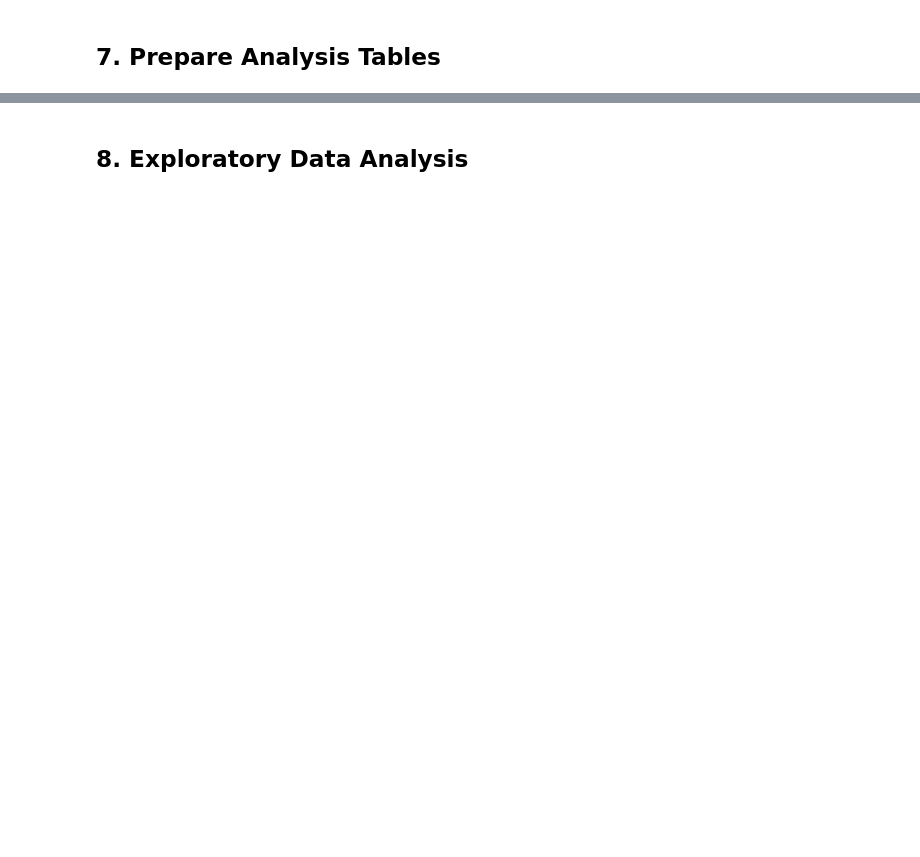
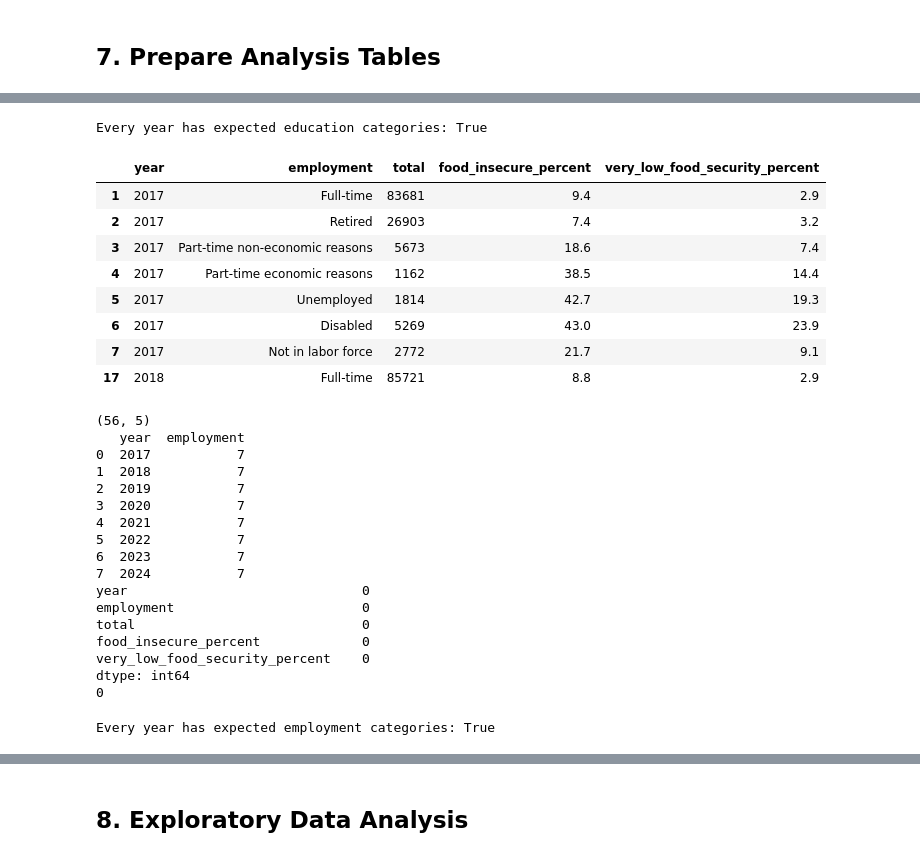
Before and after one commit to MichaelBujard/notebook-portfolio-project-0, a Jupyter notebook: notebooks/food_insecurity_analysis.ipynb, the cells around one changed output, grey strips where cells are left out. Drawn from its saved outputs; the diff is of its cells as text; code cells hidden in the pictures; blank space fills up the shorter version.

```diff
--- a/notebooks/food_insecurity_analysis.ipynb
+++ b/notebooks/food_insecurity_analysis.ipynb
@@ -1555,0 +1227,70 @@ dtype: int64
+# %%
+expected_educ_categories = {
+    'Less than high school',
+    'High School',
+    'Some College',
+    'College or more'
+}
+
+print(
+    'Every year has expected education categories:',
+    educ_analysis_df.groupby('year')['education']
+        .agg(set)
+        .eq(expected_educ_categories)
+        .all()
+)
+# %% [output]
+Every year has expected education categories: True
+# %%
+display(emp_analysis_df.head(8))
+print(emp_analysis_df.shape)
+print(emp_analysis_df.groupby('year').agg({'employment':'count'}).reset_index())
+print(emp_analysis_df.isna().sum())
+print(emp_analysis_df.duplicated(subset=['year','employment']).sum())
+# %% [output]
+|  | year | employment | total | food_insecure_percent | very_low_food_security_percent |
+| 1 | 2017 | Full-time | 83681 | 9.4 | 2.9 |
+| 2 | 2017 | Retired | 26903 | 7.4 | 3.2 |
+| 3 | 2017 | Part-time non-economic reasons | 5673 | 18.6 | 7.4 |
+| 4 | 2017 | Part-time economic reasons | 1162 | 38.5 | 14.4 |
+| 5 | 2017 | Unemployed | 1814 | 42.7 | 19.3 |
+| 6 | 2017 | Disabled | 5269 | 43.0 | 23.9 |
+| 7 | 2017 | Not in labor force | 2772 | 21.7 | 9.1 |
+| 17 | 2018 | Full-time | 85721 | 8.8 | 2.9 |
+(56, 5)
+   year  employment
+0  2017           7
+1  2018           7
+2  2019           7
+3  2020           7
+4  2021           7
+5  2022           7
+6  2023           7
+7  2024           7
+year                              0
+employment                        0
+total                             0
+food_insecure_percent             0
+very_low_food_security_percent    0
+dtype: int64
+0
+# %%
+expected_emp_categories = {
+    'Full-time',
+    'Retired',
+    'Part-time non-economic reasons',
+    'Part-time economic reasons',
+    'Unemployed',
+    'Disabled',
+    'Not in labor force'
+}
+
+print(
+    'Every year has expected employment categories:',
+    emp_analysis_df.groupby('year')['employment']
+        .agg(set)
+        .eq(expected_emp_categories)
+        .all()
+)
+# %% [output]
+Every year has expected employment categories: True
```
Also changed, not shown: parts of 91 cells of this notebook, 1 other file.
